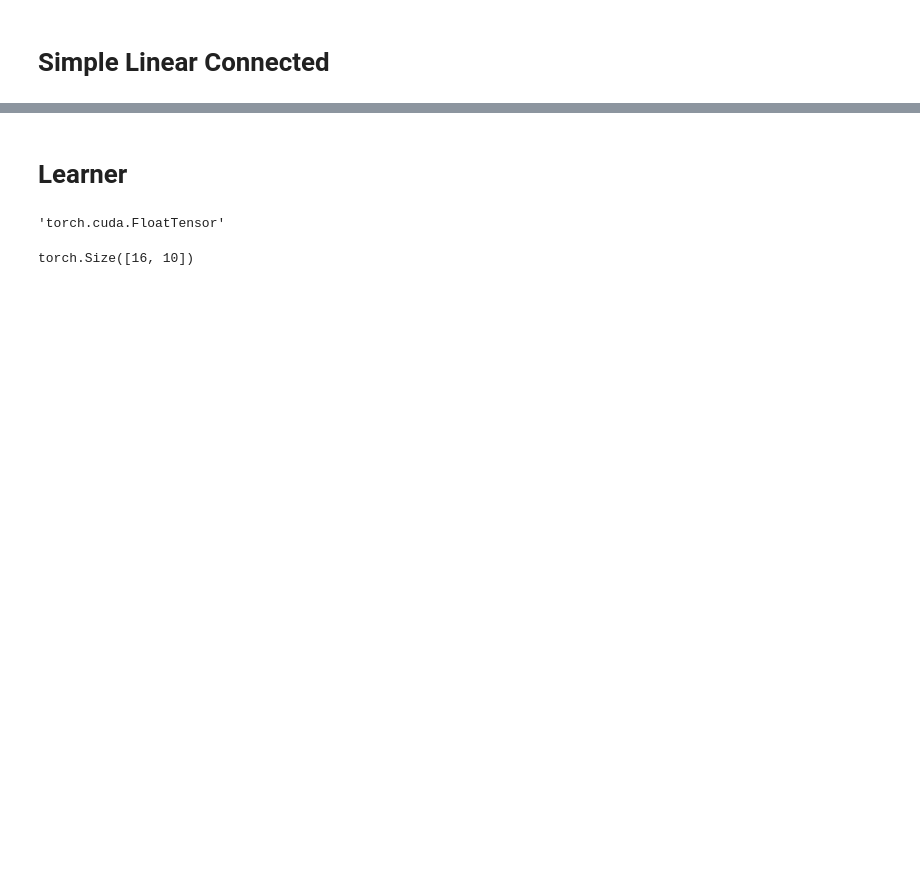
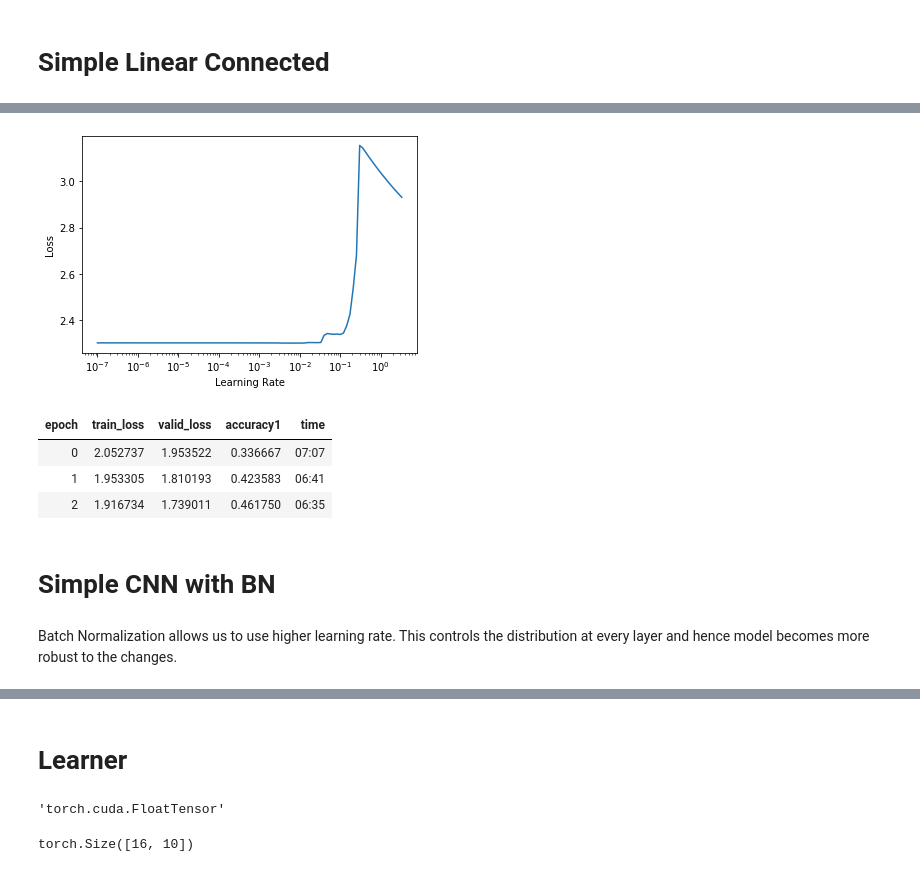
Before and after one commit to pmaxit/dl-notebooks, a Jupyter notebook: 01_CIFAR.ipynb, the cells around one changed output, grey strips where cells are left out. Drawn from its saved outputs; the diff is of its cells as text; code cells hidden in the pictures; blank space fills up the shorter version.

```diff
--- a/01_CIFAR.ipynb
+++ b/01_CIFAR.ipynb
@@ -109,0 +118,2 @@ dbunch.show_batch()
+# %%
+model = SimpleCNN(); model
@@ -109,0 +137,2 @@ dbunch.show_batch()
+# %%
+learn = Learner(dbunch, model , loss_func=LabelSmoothingCrossEntropy(), metrics=[accuracy1], cb_funcs =[MixUp], cbs=[ActivationStats(with_hist=True)] ).to_fp16()
@@ -109,0 +159,3 @@ dbunch.show_batch()
+# %%
+learn.lr_find()
+# %% [output]
@@ -109,0 +163,12 @@ dbunch.show_batch()
+[figure, added]
+# %%
+learn.fit_one_cycle(3, lr_max=10e-3)
+# %% [output]
+| epoch | train_loss | valid_loss | accuracy1 | time |
+| 0 | 2.052737 | 1.953522 | 0.336667 | 07:07 |
+| 1 | 1.953305 | 1.810193 | 0.423583 | 06:41 |
+| 2 | 1.916734 | 1.739011 | 0.461750 | 06:35 |
+# %% [markdown]
+# Simple CNN with BN
+# %% [markdown]
+Batch Normalization allows us to use higher learning rate. This controls the distribution at every layer and hence model becomes more robust to the changes.
```
Also changed, not shown: parts of 41 cells of this notebook, 19 other files.
